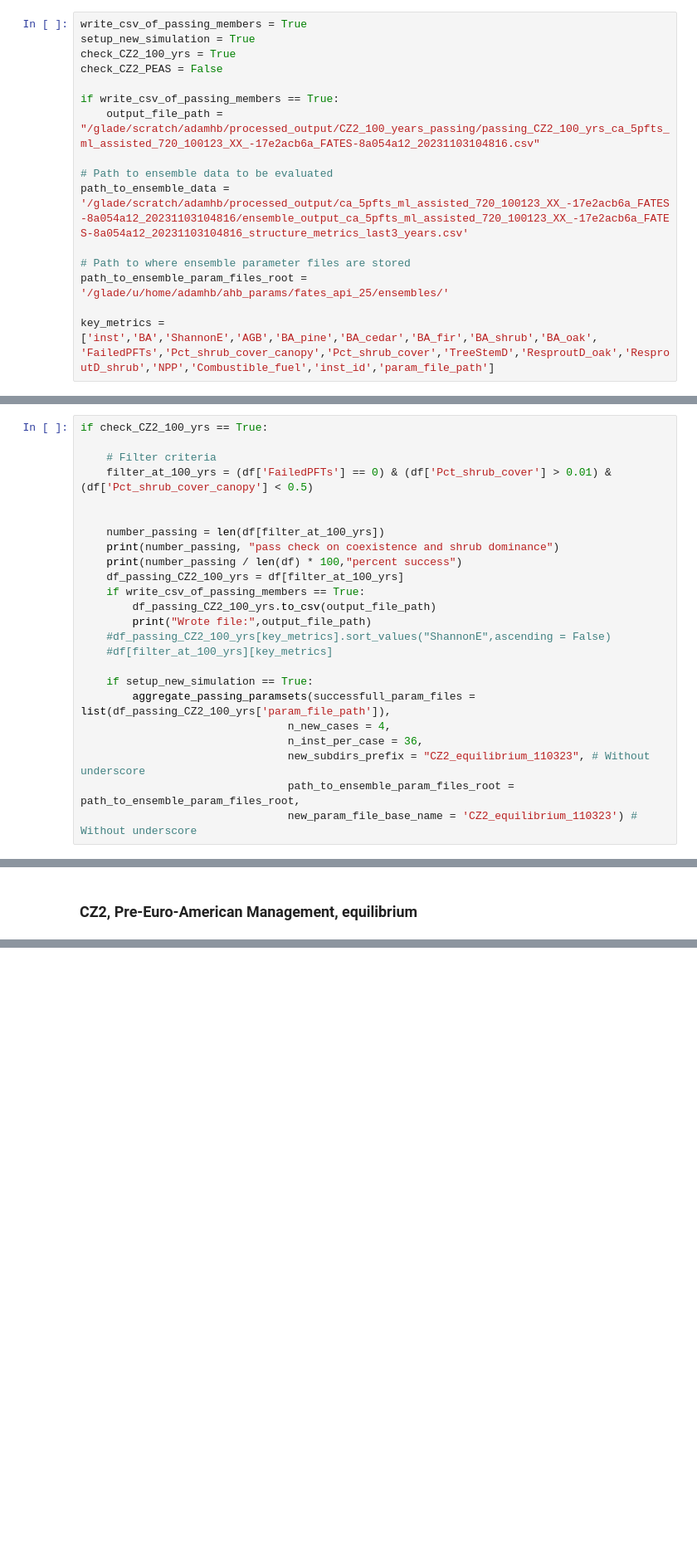
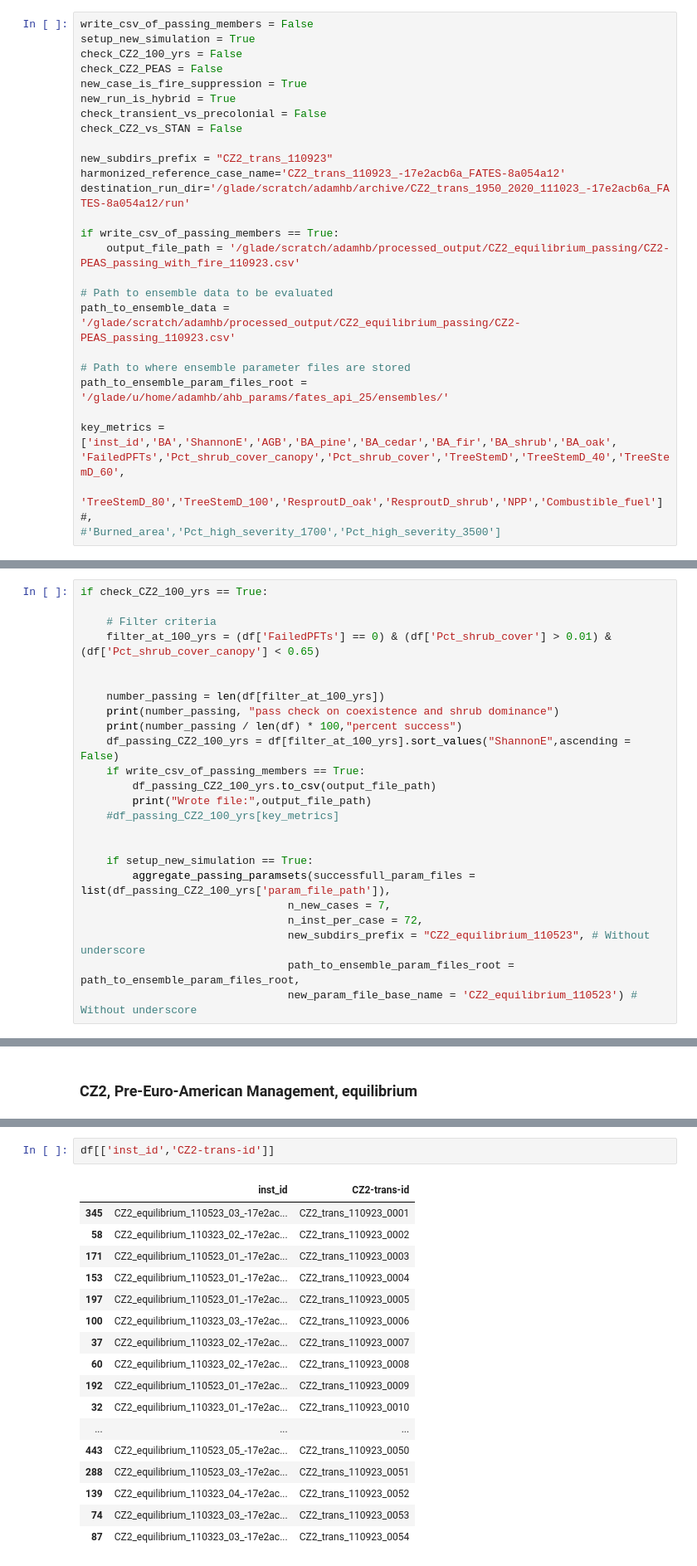
Before and after one commit to adamhb/Earth-System-Model-Tools, a Jupyter notebook: process_output/evaluate_ensemble_members.ipynb, the cells around one changed output, grey strips where cells are left out. Shown at 83% size. Cells and saved outputs as stored; diff of their text form; blank space fills up the shorter version.

Commit message:
added new functionality to the ensemble evaluation scripts

```diff
--- a/process_output/evaluate_ensemble_members.ipynb
+++ b/process_output/evaluate_ensemble_members.ipynb
@@ -12,20 +20,30 @@ import shutil
 # %%
-write_csv_of_passing_members = True
+write_csv_of_passing_members = False
 setup_new_simulation = True
-check_CZ2_100_yrs = True
+check_CZ2_100_yrs = False
 check_CZ2_PEAS = False
+new_case_is_fire_suppression = True
+new_run_is_hybrid = True
+check_transient_vs_precolonial = False
+check_CZ2_vs_STAN = False
+
+new_subdirs_prefix = "CZ2_trans_110923"
+harmonized_reference_case_name='CZ2_trans_110923_-17e2acb6a_FATES-8a054a12'
+destination_run_dir='/glade/scratch/adamhb/archive/CZ2_trans_1950_2020_111023_-17e2acb6a_FATES-8a054a12/run'
 
 if write_csv_of_passing_members == True:
-    output_file_path = "/glade/scratch/adamhb/processed_output/CZ2_100_years_passing/passing_CZ2_100_yrs_ca_5pfts_ml_assisted_720_100123_XX_-17e2acb6a_FATES-8a054a12_20231103104816.csv"
+    output_file_path = '/glade/scratch/adamhb/processed_output/CZ2_equilibrium_passing/CZ2-PEAS_passing_with_fire_110923.csv'
 
 # Path to ensemble data to be evaluated
-path_to_ensemble_data = '/glade/scratch/adamhb/processed_output/ca_5pfts_ml_assisted_720_100123_XX_-17e2acb6a_FATES-8a054a12_20231103104816/ensemble_output_ca_5pfts_ml_assisted_720_100123_XX_-17e2acb6a_FATES-8a054a12_20231103104816_structure_metrics_last3_years.csv'
+path_to_ensemble_data = '/glade/scratch/adamhb/processed_output/CZ2_equilibrium_passing/CZ2-PEAS_passing_110923.csv'
 
 # Path to where ensemble parameter files are stored
 path_to_ensemble_param_files_root = '/glade/u/home/adamhb/ahb_params/fates_api_25/ensembles/'
 
-key_metrics = ['inst','BA','ShannonE','AGB','BA_pine','BA_cedar','BA_fir','BA_shrub','BA_oak',
-'FailedPFTs','Pct_shrub_cover_canopy','Pct_shrub_cover','TreeStemD','ResproutD_oak','ResproutD_shrub','NPP','Combustible_fuel','inst_id','param_file_path']
+key_metrics = ['inst_id','BA','ShannonE','AGB','BA_pine','BA_cedar','BA_fir','BA_shrub','BA_oak',
+'FailedPFTs','Pct_shrub_cover_canopy','Pct_shrub_cover','TreeStemD','TreeStemD_40','TreeStemD_60',
+               'TreeStemD_80','TreeStemD_100','ResproutD_oak','ResproutD_shrub','NPP','Combustible_fuel']#,
+#'Burned_area','Pct_high_severity_1700','Pct_high_severity_3500']
 # %% [markdown]
 ## Functions
 # %%
@@ -147,23 +201,23 @@ df = df.drop(df.columns[0], axis=1)
 if check_CZ2_100_yrs == True:
 
     # Filter criteria
-    filter_at_100_yrs = (df['FailedPFTs'] == 0) & (df['Pct_shrub_cover'] > 0.01) & (df['Pct_shrub_cover_canopy'] < 0.5)
+    filter_at_100_yrs = (df['FailedPFTs'] == 0) & (df['Pct_shrub_cover'] > 0.01) & (df['Pct_shrub_cover_canopy'] < 0.65)
 
 
     number_passing = len(df[filter_at_100_yrs])
     print(number_passing, "pass check on coexistence and shrub dominance")
     print(number_passing / len(df) * 100,"percent success")
-    df_passing_CZ2_100_yrs = df[filter_at_100_yrs]
+    df_passing_CZ2_100_yrs = df[filter_at_100_yrs].sort_values("ShannonE",ascending = False)
     if write_csv_of_passing_members == True:
         df_passing_CZ2_100_yrs.to_csv(output_file_path)
         print("Wrote file:",output_file_path)
-    #df_passing_CZ2_100_yrs[key_metrics].sort_values("ShannonE",ascending = False)
-    #df[filter_at_100_yrs][key_metrics]
+    #df_passing_CZ2_100_yrs[key_metrics]
+
 
     if setup_new_simulation == True:
         aggregate_passing_paramsets(successfull_param_files = list(df_passing_CZ2_100_yrs['param_file_path']),
-                                n_new_cases = 4,
-                                n_inst_per_case = 36,
-                                new_subdirs_prefix = "CZ2_equilibrium_110323", # Without underscore
+                                n_new_cases = 7,
+                                n_inst_per_case = 72,
+                                new_subdirs_prefix = "CZ2_equilibrium_110523", # Without underscore
                                 path_to_ensemble_param_files_root = path_to_ensemble_param_files_root,
-                                new_param_file_base_name = 'CZ2_equilibrium_110323') # Without underscore
+                                new_param_file_base_name = 'CZ2_equilibrium_110523') # Without underscore
@@ -218,0 +367,20 @@ if check_CZ2_PEAS == True:
+# %%
+df[['inst_id','CZ2-trans-id']]
+# %% [output]
+|  | inst_id | CZ2-trans-id |
+| 345 | CZ2_equilibrium_110523_03_-17e2ac... | CZ2_trans_110923_0001 |
+| 58 | CZ2_equilibrium_110323_02_-17e2ac... | CZ2_trans_110923_0002 |
+| 171 | CZ2_equilibrium_110523_01_-17e2ac... | CZ2_trans_110923_0003 |
+| 153 | CZ2_equilibrium_110523_01_-17e2ac... | CZ2_trans_110923_0004 |
+| 197 | CZ2_equilibrium_110523_01_-17e2ac... | CZ2_trans_110923_0005 |
+| 100 | CZ2_equilibrium_110323_03_-17e2ac... | CZ2_trans_110923_0006 |
+| 37 | CZ2_equilibrium_110323_02_-17e2ac... | CZ2_trans_110923_0007 |
+| 60 | CZ2_equilibrium_110323_02_-17e2ac... | CZ2_trans_110923_0008 |
+| 192 | CZ2_equilibrium_110523_01_-17e2ac... | CZ2_trans_110923_0009 |
+| 32 | CZ2_equilibrium_110323_01_-17e2ac... | CZ2_trans_110923_0010 |
+| ... | ... | ... |
+| 443 | CZ2_equilibrium_110523_05_-17e2ac... | CZ2_trans_110923_0050 |
+| 288 | CZ2_equilibrium_110523_03_-17e2ac... | CZ2_trans_110923_0051 |
+| 139 | CZ2_equilibrium_110323_04_-17e2ac... | CZ2_trans_110923_0052 |
+| 74 | CZ2_equilibrium_110323_03_-17e2ac... | CZ2_trans_110923_0053 |
+| 87 | CZ2_equilibrium_110323_03_-17e2ac... | CZ2_trans_110923_0054 |
```
Also changed, not shown: parts of 14 cells of this notebook, 13 other files.
